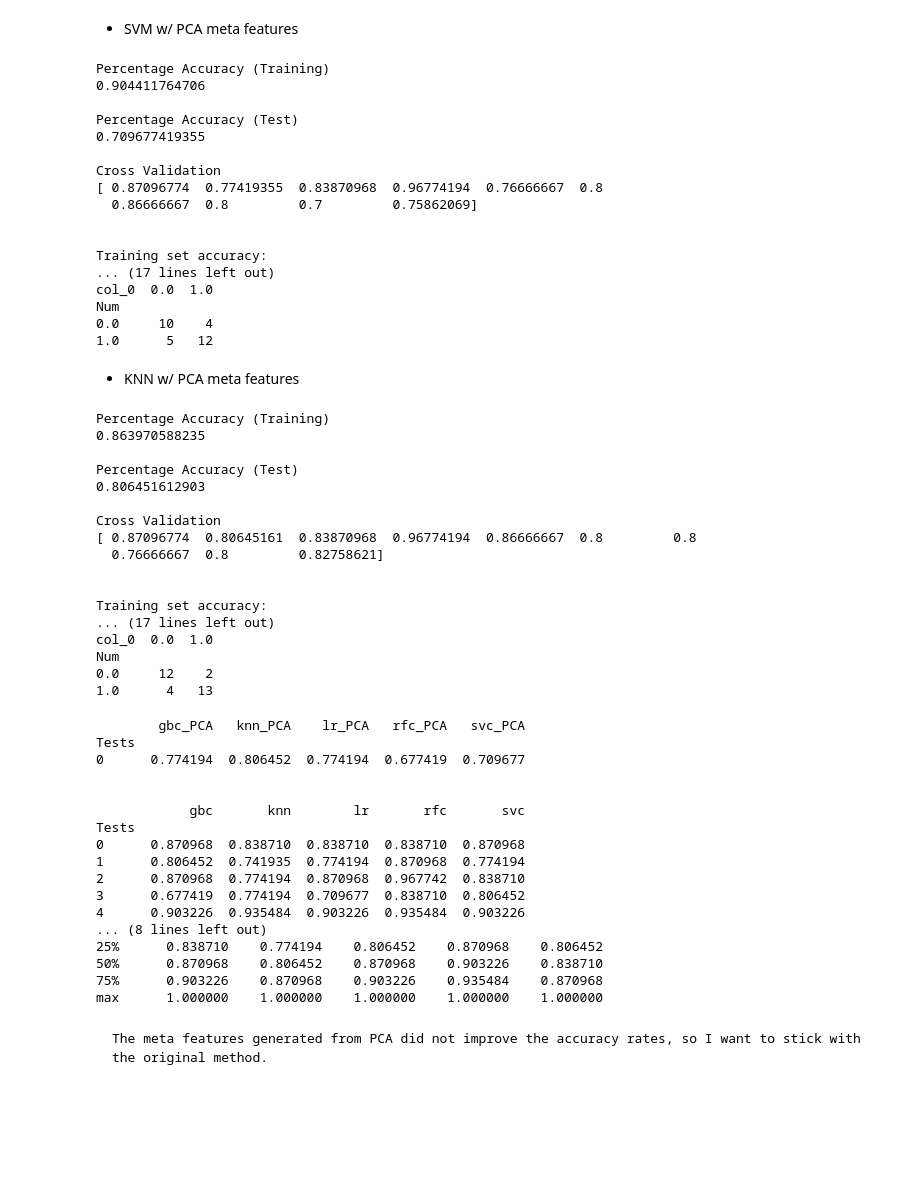
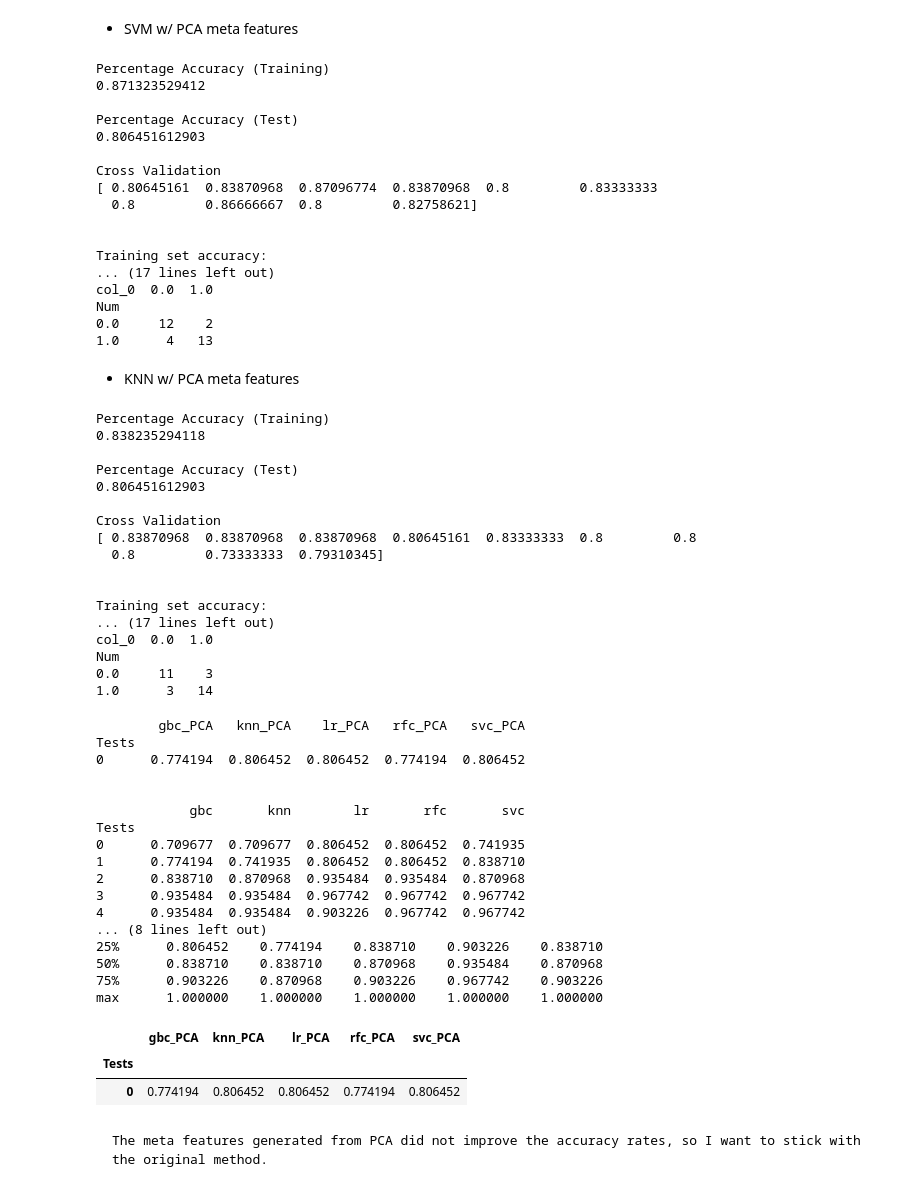
Before and after one commit to Mike1014/Find-the-Optimal-Model-to-Analyze-Heart-Disease, a Jupyter notebook: Capstone (Supervised Learning).ipynb, the cells around one changed output. Saved outputs shown, nothing was run; the diff lists cells and outputs as text; code cells hidden in the pictures; blank space fills up the shorter version.

```diff
--- a/Capstone (Supervised Learning).ipynb
+++ b/Capstone (Supervised Learning).ipynb
@@ -200,10 +212,5 @@ g = sns.pairplot(df_corr, vars = ['Thalach', 'Age', 'CP', 'Exang', 'Oldpeak', 'S
 # %% [markdown]
 > **Clean the data and Prepare them for modeling**
-# %%
-col_names = ['Age', 'Sex', 'CP', 'Trestbps', 'Chol', 'FBS', 'Restecg', 'Thalach',
-             'Exang', 'Oldpeak', 'Slope', 'CA', 'Thal', 'Num']
-df = pd.read_csv('http://archive.ics.uci.edu/ml/machine-learning-databases/heart-disease/processed.cleveland.data',
-                  names = col_names)
 # %%
 # list the index with '?' as values
 ca_index = df.loc[df.CA == '?'].index
@@ -666,8 +673,7 @@ PCA_df = new_df.copy()
 Y_PCA = PCA_df['Num']
 X_PCA = PCA_df.loc[:, ~PCA_df.columns.isin(['Num'])]
 
-X_PCA = StandardScaler().fit_transform(X_PCA)
-sklearn_pca = PCA(n_components = 13)      # choosing 13 components because it explains more than 85% of variance
+sklearn_pca = PCA(n_components = 10)      # choosing 13 components because it explains more than 85% of variance
 X_PCA = sklearn_pca.fit_transform(X_PCA)
 X_PCA = pd.DataFrame(X_PCA)               # transform X_PCA (meta features) into dataframe
 
@@ -952,22 +957,22 @@ print('\nTest Set:\n')
 print(pd.crosstab(Y_PCA_test, Y_test_pred))
 # %% [output]
 Percentage Accuracy (Training)
-0.904411764706
+0.871323529412
 
 Percentage Accuracy (Test)
-0.709677419355
+0.806451612903
 
 Cross Validation
-[ 0.87096774  0.77419355  0.83870968  0.96774194  0.76666667  0.8
-  0.86666667  0.8         0.7         0.75862069]
+[ 0.80645161  0.83870968  0.87096774  0.83870968  0.8         0.83333333
+  0.8         0.86666667  0.8         0.82758621]
 
 
 Training set accuracy:
 ... (17 lines left out)
 col_0  0.0  1.0
 Num
-0.0     10    4
-1.0      5   12
+0.0     12    2
+1.0      4   13
 # %% [markdown]
 * KNN w/ PCA meta features
 # %%
@@ -1017,22 +1022,22 @@ print('\nTest Set:\n')
 print(pd.crosstab(Y_PCA_test, Y_test_pred))
 # %% [output]
 Percentage Accuracy (Training)
-0.863970588235
+0.838235294118
 
 Percentage Accuracy (Test)
 0.806451612903
 
 Cross Validation
-[ 0.87096774  0.80645161  0.83870968  0.96774194  0.86666667  0.8         0.8
-  0.76666667  0.8         0.82758621]
+[ 0.83870968  0.83870968  0.83870968  0.80645161  0.83333333  0.8         0.8
+  0.8         0.73333333  0.79310345]
 
 
 Training set accuracy:
 ... (17 lines left out)
 col_0  0.0  1.0
 Num
-0.0     12    2
-1.0      4   13
+0.0     11    3
+1.0      3   14
 # %%
 # Create a table to compare the test set results of each classifers
 
@@ -1051,21 +1056,27 @@ print(compare_df.describe())
 # %% [output]
         gbc_PCA   knn_PCA    lr_PCA   rfc_PCA   svc_PCA
 Tests
-0      0.774194  0.806452  0.774194  0.677419  0.709677
+0      0.774194  0.806452  0.806452  0.774194  0.806452
 
 
             gbc       knn        lr       rfc       svc
 Tests
-0      0.870968  0.838710  0.838710  0.838710  0.870968
-1      0.806452  0.741935  0.774194  0.870968  0.774194
-2      0.870968  0.774194  0.870968  0.967742  0.838710
-3      0.677419  0.774194  0.709677  0.838710  0.806452
-4      0.903226  0.935484  0.903226  0.935484  0.903226
+0      0.709677  0.709677  0.806452  0.806452  0.741935
+1      0.774194  0.741935  0.806452  0.806452  0.838710
+2      0.838710  0.870968  0.935484  0.935484  0.870968
+3      0.935484  0.935484  0.967742  0.967742  0.967742
+4      0.935484  0.935484  0.903226  0.967742  0.967742
 ... (8 lines left out)
-25%      0.838710    0.774194    0.806452    0.870968    0.806452
-50%      0.870968    0.806452    0.870968    0.903226    0.838710
-75%      0.903226    0.870968    0.903226    0.935484    0.870968
+25%      0.806452    0.774194    0.838710    0.903226    0.838710
+50%      0.838710    0.838710    0.870968    0.935484    0.870968
+75%      0.903226    0.870968    0.903226    0.967742    0.903226
 max      1.000000    1.000000    1.000000    1.000000    1.000000
+# %%
+compare_PCA_df
+# %% [output]
+|  | gbc_PCA | knn_PCA | lr_PCA | rfc_PCA | svc_PCA |
+| Tests |  |  |  |  |  |
+| 0 | 0.774194 | 0.806452 | 0.806452 | 0.774194 | 0.806452 |
 # %% [markdown]
     The meta features generated from PCA did not improve the accuracy rates, so I want to stick with the original method.
 # %%
```
Also changed, not shown: parts of 17 cells of this notebook.
